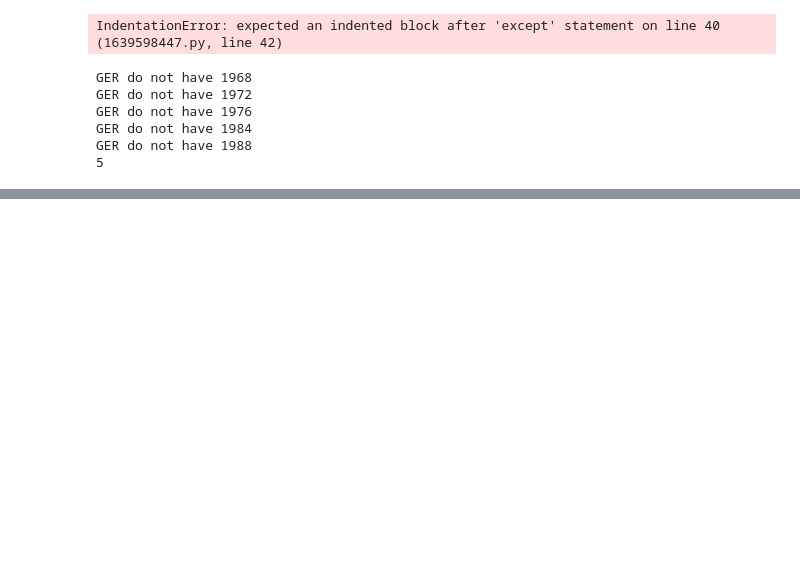
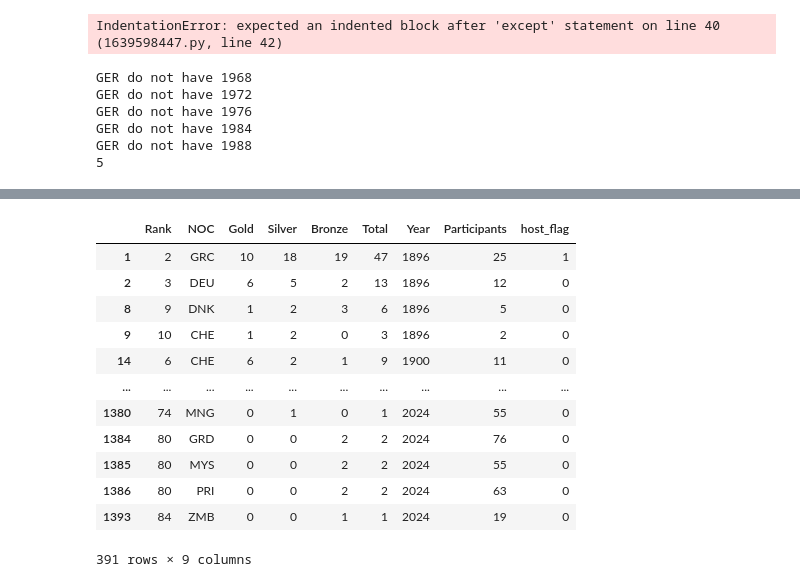
Before and after one commit to DAIDASEN/ICM2025, a Jupyter notebook: Reg.ipynb, the cells around one changed output, grey strips where cells are left out. Cells and saved outputs as stored; diff of their text form; code cells hidden in the pictures; blank space fills up the shorter version.

```diff
--- a/Reg.ipynb
+++ b/Reg.ipynb
@@ -103,3 +103,41 @@ GER do not have 1988
 5
 # %%
 df.to_csv('Final_table.csv', index=False)
+# %%
+import pandas as pd
+
+# 读取两个CSV文件
+medal_table = pd.read_csv('2025_Problem_C_Data/NEW_MEDAL_TABLE_WITH_PARTICIPANTS_WITH_HOST_FLAG.csv')
+complete_output = pd.read_csv('complete_output.csv')
+
+# 为了更高效地查找，创建一个字典来存储medal_table的数据
+medal_dict = {(row['NOC'], row['Year']): row[['Gold', 'Silver', 'Bronze', 'Total']]
+               for index, row in medal_table.iterrows()}
+
+# 遍历complete_output中的每一行
+for index, row in complete_output.iterrows():
+    key = (row['NOC'], row['Year'])
+
+    # 检查key是否在medal_dict中
+    if key in medal_dict:
+        complete_output.at[index, 'Gold'] = medal_dict[key]['Gold']
+        complete_output.at[index, 'Silver'] = medal_dict[key]['Silver']
+        complete_output.at[index, 'Bronze'] = medal_dict[key]['Bronze']
+        complete_output.at[index, 'Total'] = medal_dict[key]['Total']
+    else:
+        # 如果在medal_table中找不到对应记录，保持为0
+        complete_output.at[index, 'Gold'] = 0
+        complete_output.at[index, 'Silver'] = 0
+        complete_output.at[index, 'Bronze'] = 0
+        complete_output.at[index, 'Total'] = 0
+
+# 检查medal_table中是否有未匹配的NOC和Year
+unmatched = medal_table[~medal_table.set_index(['NOC', 'Year']).index.isin(complete_output.set_index(['NOC', 'Year']).index)]
+
+# 如果有未匹配的记录，发出警报
+if not unmatched.empty:
+    print("警报：以下NOC和Year在complete_output中找不到对应记录：")
+    print(unmatched[['NOC', 'Year']])
+print(unmatched.shape[0])
+# 保存结果到新的CSV文件
+complete_output.to_csv('updated_complete_output.csv', index=False)
@@ -105,0 +161,16 @@ df.to_csv('Final_table.csv', index=False)
+# %%
+unmatched
+# %% [output]
+|  | Rank | NOC | Gold | Silver | Bronze | Total | Year | Participants | host_flag |
+| 1 | 2 | GRC | 10 | 18 | 19 | 47 | 1896 | 25 | 1 |
+| 2 | 3 | DEU | 6 | 5 | 2 | 13 | 1896 | 12 | 0 |
+| 8 | 9 | DNK | 1 | 2 | 3 | 6 | 1896 | 5 | 0 |
+| 9 | 10 | CHE | 1 | 2 | 0 | 3 | 1896 | 2 | 0 |
+| 14 | 6 | CHE | 6 | 2 | 1 | 9 | 1900 | 11 | 0 |
+| ... | ... | ... | ... | ... | ... | ... | ... | ... | ... |
+| 1380 | 74 | MNG | 0 | 1 | 0 | 1 | 2024 | 55 | 0 |
+| 1384 | 80 | GRD | 0 | 0 | 2 | 2 | 2024 | 76 | 0 |
+| 1385 | 80 | MYS | 0 | 0 | 2 | 2 | 2024 | 55 | 0 |
+| 1386 | 80 | PRI | 0 | 0 | 2 | 2 | 2024 | 63 | 0 |
+| 1393 | 84 | ZMB | 0 | 0 | 1 | 1 | 2024 | 19 | 0 |
+391 rows × 9 columns
```
Also changed, not shown: parts of 2 cells of this notebook, 34 other files.
